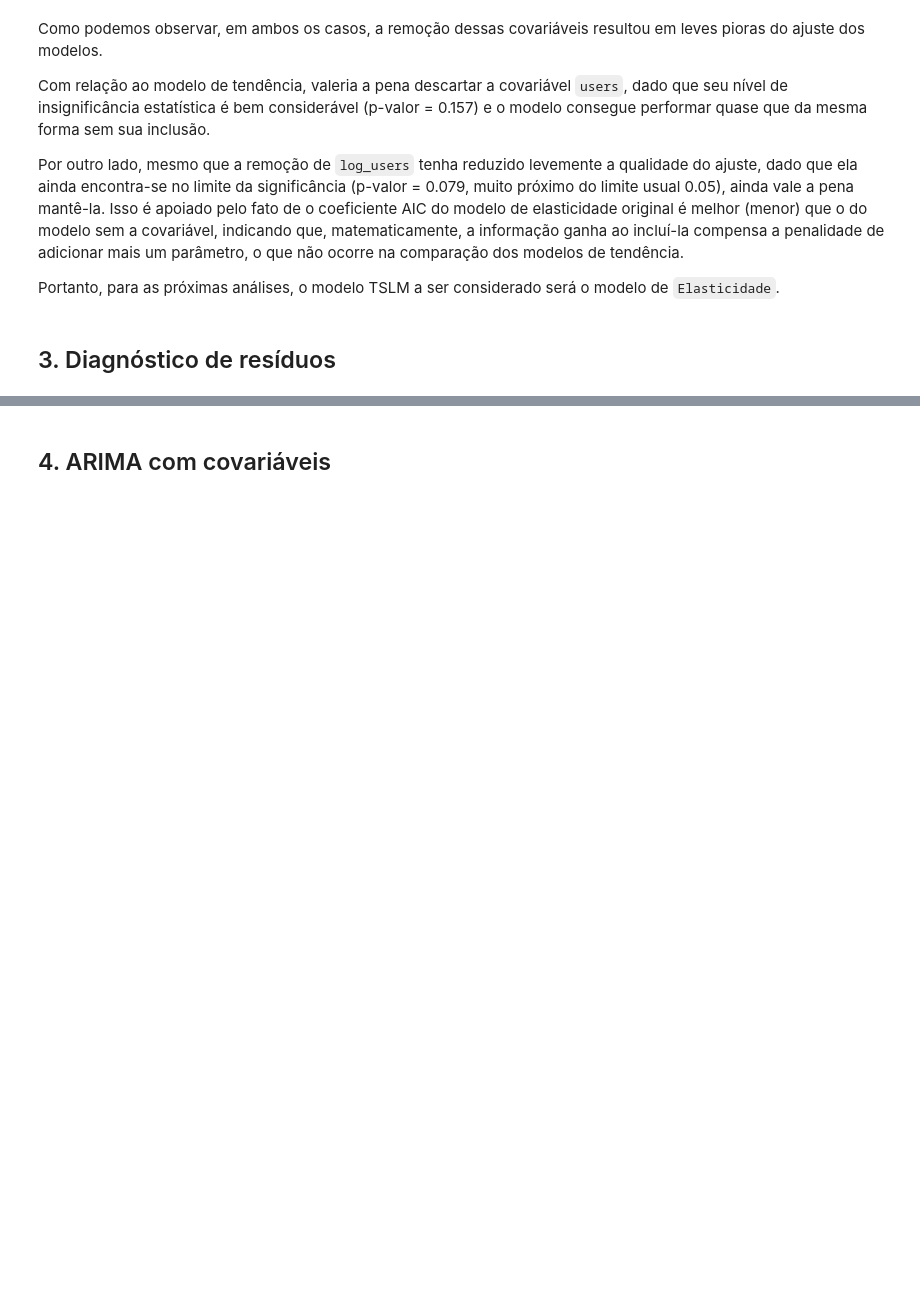
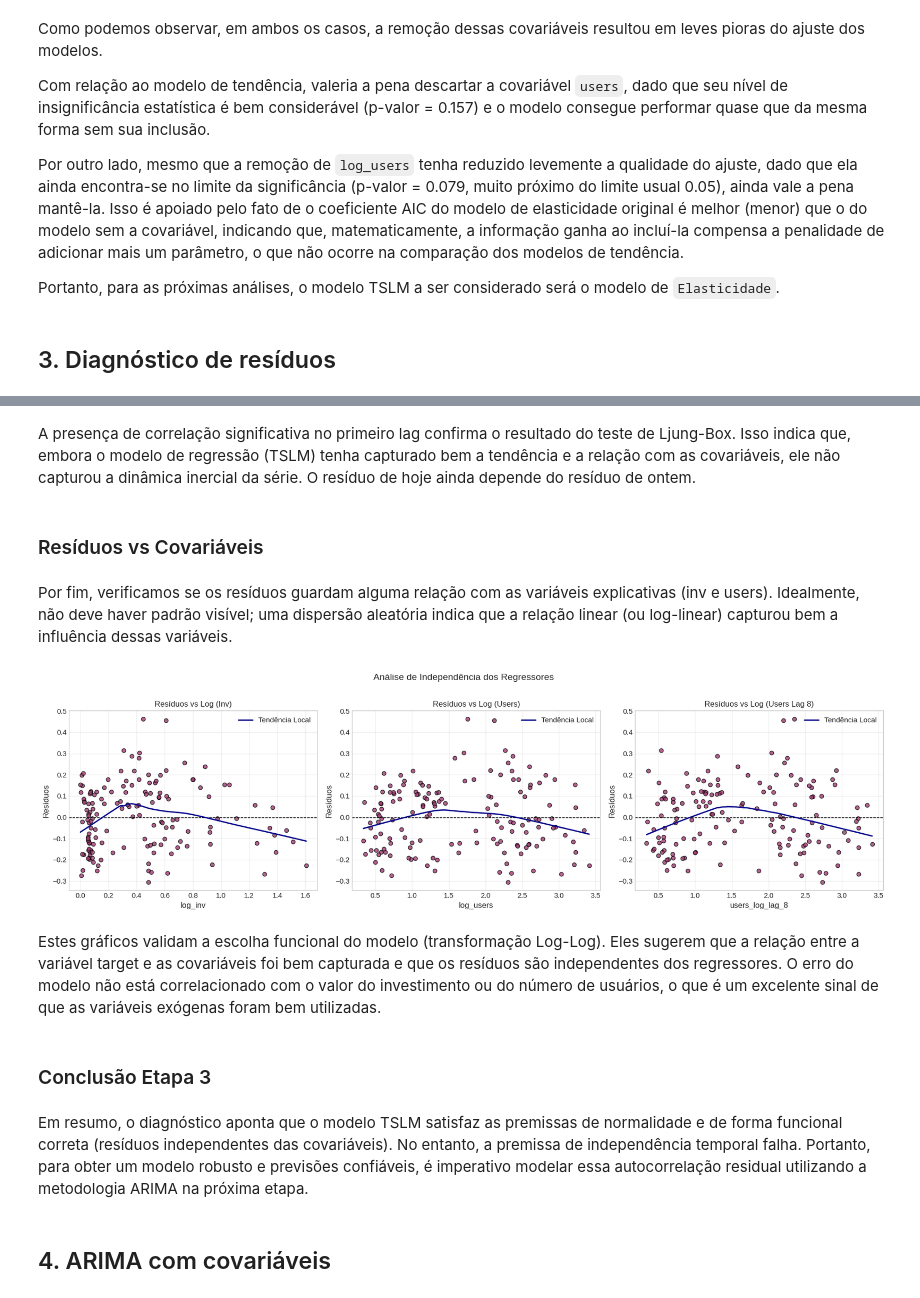
Before and after one commit to kauanmaf/Time-Series-A2, a Jupyter notebook: relatorio.ipynb, the cells around one changed output, grey strips where cells are left out. Cells and saved outputs as stored; diff of their text form; code cells hidden in the pictures; blank space fills up the shorter version.

```diff
--- a/relatorio.ipynb
+++ b/relatorio.ipynb
@@ -513,3 +609,43 @@ Portanto, para as próximas análises, o modelo TSLM a ser considerado será o m
+# %% [markdown]
+A presença de correlação significativa no primeiro lag confirma o resultado do teste de Ljung-Box. Isso indica que, embora o modelo de regressão (TSLM) tenha capturado bem a tendência e a relação com as covariáveis, ele não capturou a dinâmica inercial da série. O resíduo de hoje ainda depende do resíduo de ontem.
+# %% [markdown]
+### Resíduos vs Covariáveis
+# %% [markdown]
+Por fim, verificamos se os resíduos guardam alguma relação com as variáveis explicativas (inv e users). Idealmente, não deve haver padrão visível; uma dispersão aleatória indica que a relação linear (ou log-linear) capturou bem a influência dessas variáveis.
+# %%
+fig, axes = plt.subplots(1, 3, figsize=(18, 5))
+
+covars_check = ['log_inv', 'log_users', 'users_log_lag_8']
+titles = ['Log (Inv)', 'Log (Users)', 'Log (Users Lag 8)']
+
+for i, col in enumerate(covars_check):
+    # scatter
+    axes[i].scatter(X[col], residuals, alpha=0.8, color='#A23B72', edgecolors='black')
+
+    axes[i].axhline(0, color='black', linestyle='--', lw=1)
+
+    # linha de tendência
+    lowess = sm.nonparametric.lowess
+    z = lowess(residuals, X[col], frac=0.7)
+    axes[i].plot(z[:,0], z[:,1], color='darkblue', lw=2, label='Tendência Local')
+
+    axes[i].set_xlabel(col)
+    axes[i].set_ylabel('Resíduos')
+    axes[i].set_title(f'Resíduos vs {titles[i]}')
+    axes[i].grid(True, alpha=0.3)
+    axes[i].legend()
+
+plt.suptitle('Análise de Independência dos Regressores', fontsize=14, y=1.02)
+plt.tight_layout()
+plt.show()
+# %% [output]
+[figure, added]
+# %% [markdown]
+Estes gráficos validam a escolha funcional do modelo (transformação Log-Log). Eles sugerem que a relação entre a variável target e as covariáveis foi bem capturada e que os resíduos são independentes dos regressores. O erro do modelo não está correlacionado com o valor do investimento ou do número de usuários, o que é um excelente sinal de que as variáveis exógenas foram bem utilizadas.
+# %% [markdown]
+### Conclusão Etapa 3
+# %% [markdown]
+Em resumo, o diagnóstico aponta que o modelo TSLM satisfaz as premissas de normalidade e de forma funcional correta (resíduos independentes das covariáveis). No entanto, a premissa de independência temporal falha. Portanto, para obter um modelo robusto e previsões confiáveis, é imperativo modelar essa autocorrelação residual utilizando a metodologia ARIMA na próxima etapa.
 # %% [markdown]
 ## 4. ARIMA com covariáveis
 # %% [markdown]
```
Also changed, not shown: parts of 12 cells of this notebook.
